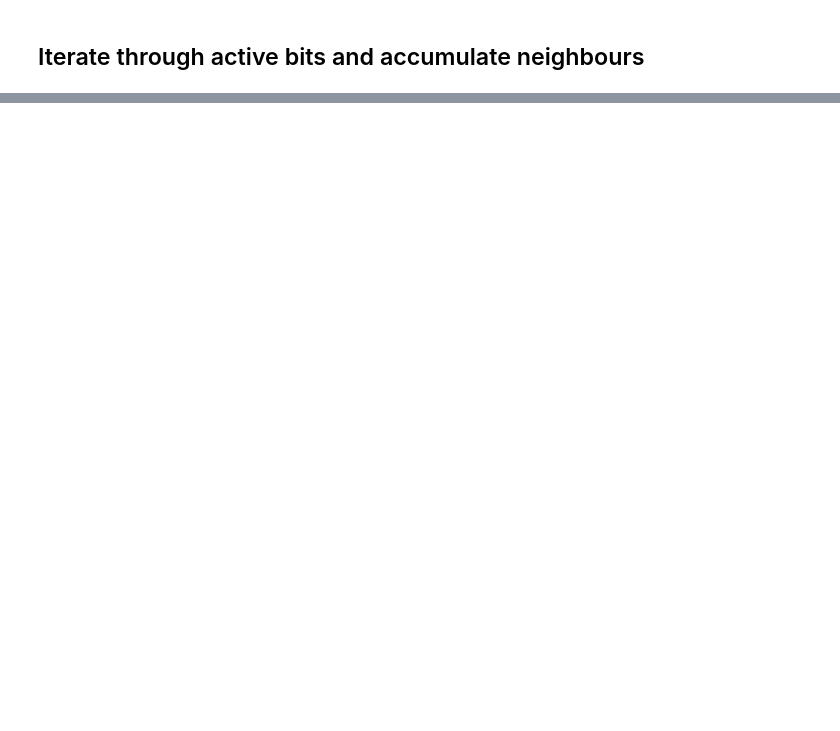
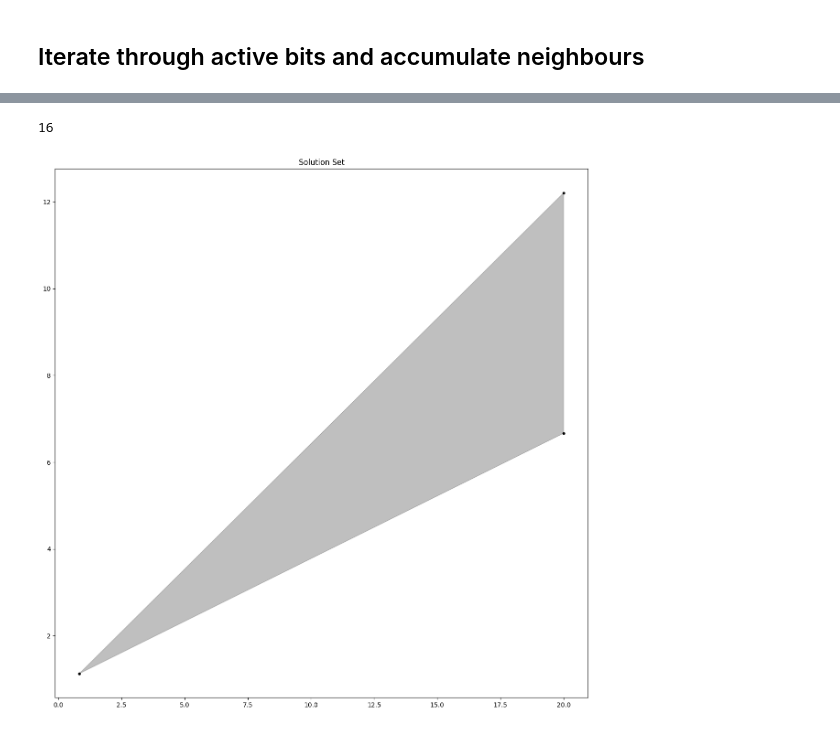
Before and after one commit to Johanmkr/WP1-Polyhedra, a Jupyter notebook: notebooks/new_tree.ipynb, the cells around one changed output, grey strips where cells are left out. Saved outputs shown, nothing was run; the diff lists cells and outputs as text; code cells hidden in the pictures; blank space fills up the shorter version.

```diff
--- a/notebooks/new_tree.ipynb
+++ b/notebooks/new_tree.ipynb
@@ -85,9 +85,9 @@ from src_experiment import NeuralNet
 
 model = NeuralNet(
     input_size = 2,
-    hidden_sizes = [5,3],
+    hidden_sizes = [5,25,25],
     num_classes=2,
-    seed=3,
+    # seed=3,
 )
 sd = model.state_dict()
 sd
@@ -137,6 +138,6 @@ root = Region()
 W1, b1 = H[1-1][:,:-1], H[1-1][:,-1].reshape(-1,1)
 
 # "random" point in input space x0 has shape (d_input, 1)
-x0 = np.random.randint(-3,3,size=W1[0,:].shape).reshape(-1,1)
+x0 = np.random.randint(-10,10,size=W1[0,:].shape).reshape(-1,1)
 x0
 # %% [output]
@@ -234,7 +282,7 @@ def get_signs_from_activation(activation: np.ndarray) -> np.ndarray:
     return -2 * activation + 1
 s = get_signs_from_activation(q0)
 # %%
-ds = np.diag(s.squeeze())
+ds = np.diag(s.ravel())
 # %%
 import numpy as np
 from scipy.optimize import linprog
@@ -313,0 +438,21 @@ array([0, 2])
+# %%
+len(traversed)
+# %% [output]
+16
+# %%
+from intvalpy import lineqs
+fac = 20
+
+bounds = [[-fac, -fac], [fac, fac]]
+def get_A_c(q, hp):
+    s = get_signs_from_activation(q)
+    ds = np.diag(s.ravel())
+
+    A = ds @ hp[:,:-1]
+    c = ds @ -hp[:,-1]
+    return A, c
+
+A0, c0 = get_A_c(q0, H[0])
+verts = lineqs(-A0, -c0, bounds=bounds)
+# %% [output]
+[figure, added]
```
Also changed, not shown: parts of 10 cells of this notebook.
